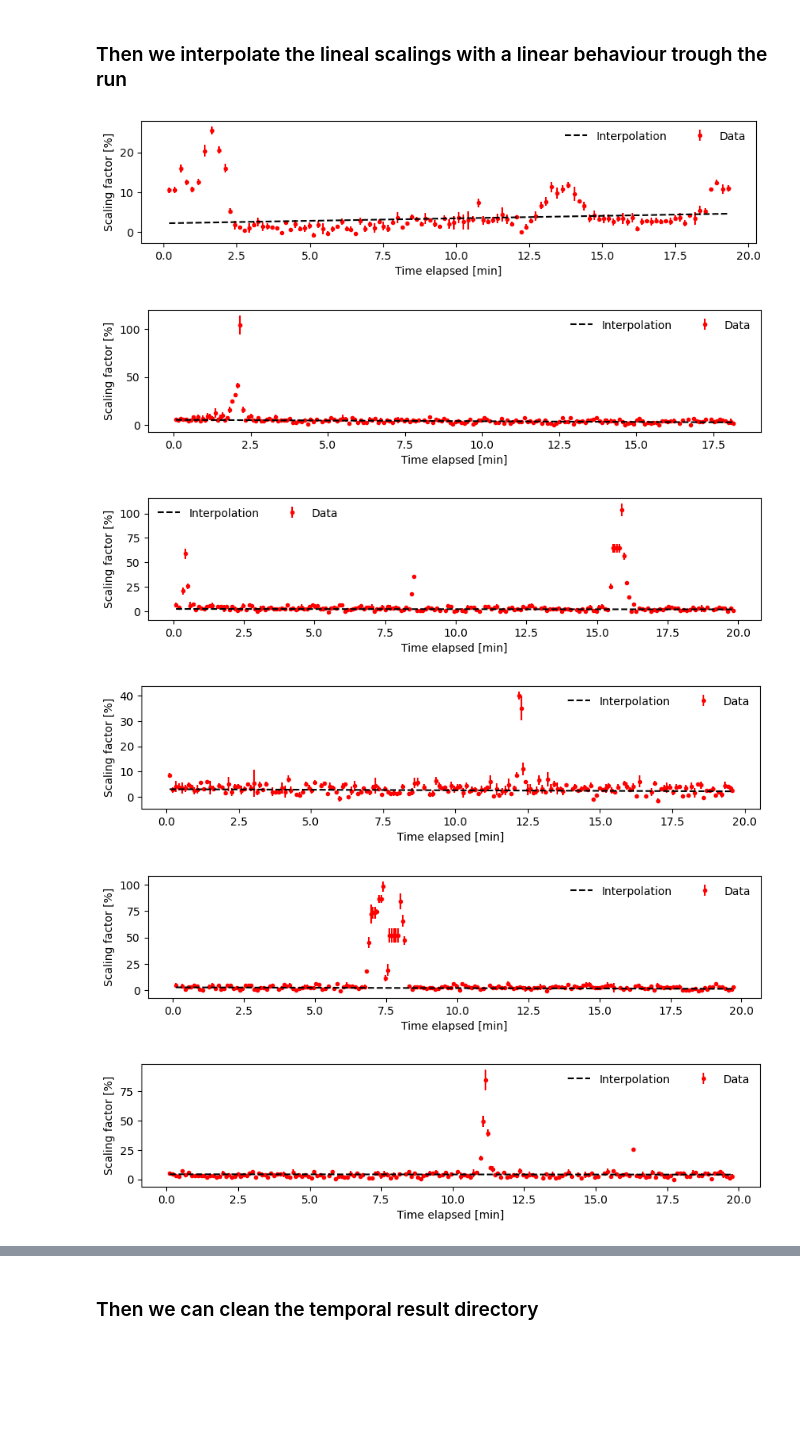
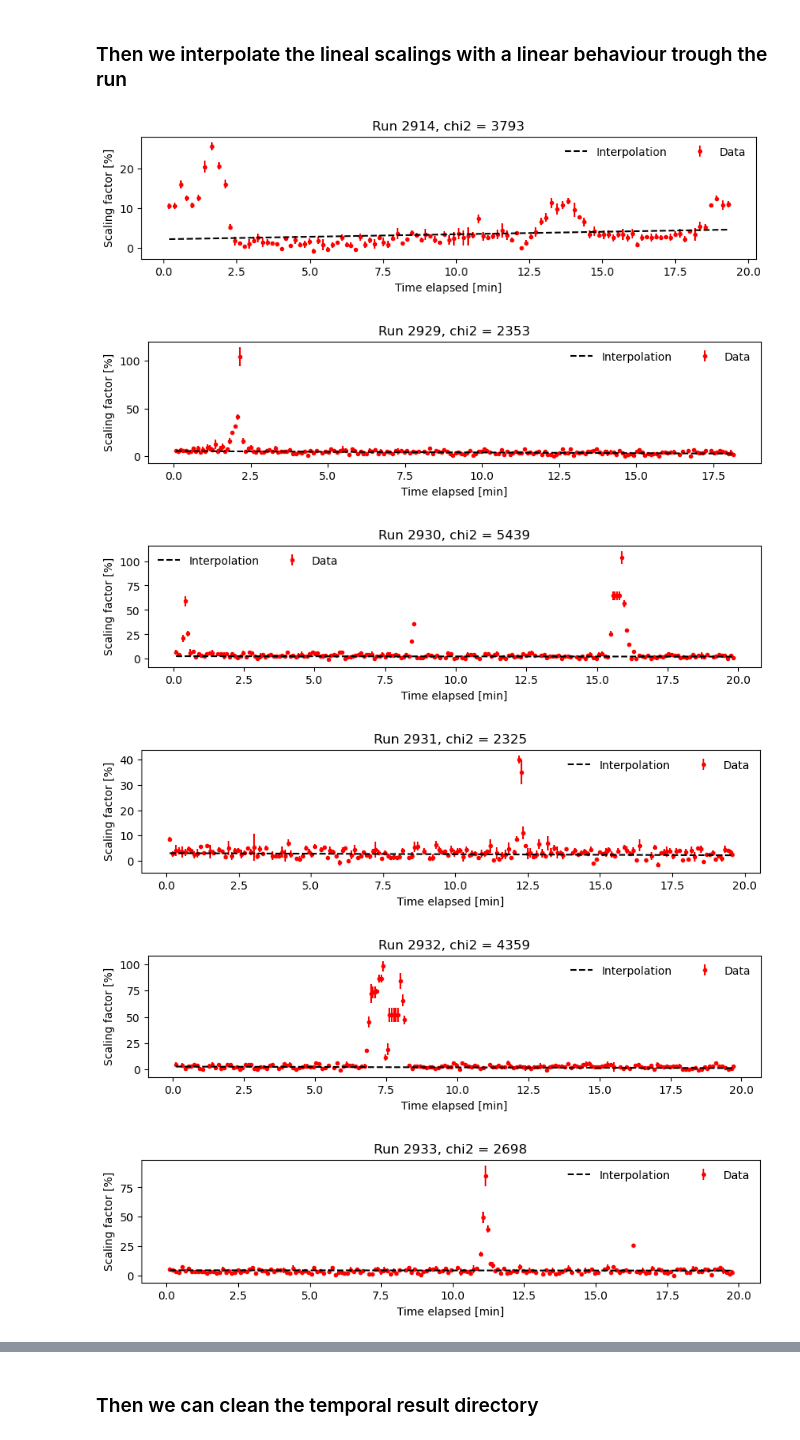
Before and after one commit to juanjq/cherenkov_transparency_corrections, a Jupyter notebook: data_processing_srunwise/notebook_2_merge_scaling.ipynb, the cells around one changed output, grey strips where cells are left out. Cells and saved outputs as stored; diff of their text form; code cells hidden in the pictures; blank space fills up the shorter version.

```diff
--- a/data_processing_srunwise/notebook_2_merge_scaling.ipynb
+++ b/data_processing_srunwise/notebook_2_merge_scaling.ipynb
@@ -68,8 +68,10 @@ p1a, p1b, p1c = -2.89253919, 0.99443581, -0.34013068
 
 # Standard paths for data in the IT cluster ---------
 root_dl1 = "/fefs/aswg/data/real/DL1/*/v0.*/tailcut84/"
-root_rfs = "/fefs/aswg/data/models/AllSky/20230901_v0.10.4_allsky_base_prod/"
-root_mcs = "/fefs/aswg/data/mc/DL2/AllSky/20230901_v0.10.4_allsky_base_prod/TestingDataset/"
+# root_rfs = "/fefs/aswg/data/models/AllSky/20240131_allsky_v0.10.5_all_dec_base/"
+root_rfs = "/fefs/aswg/data/models/AllSky/20230927_v0.10.4_crab_tuned/"
+# root_mcs = "/fefs/aswg/data/mc/DL2/AllSky/20240131_allsky_v0.10.5_all_dec_base/TestingDataset/"
+root_mcs = "/fefs/aswg/data/mc/DL2/AllSky/20230927_v0.10.4_crab_tuned/TestingDataset/"
 
 # Root path of this script
 root = os.getcwd() + "/"
@@ -408,8 +410,8 @@ for ir, run_number in enumerate(total_runs):
     slope           = params[1]
     delta_intercept = np.sqrt(pcov[0, 0])
     delta_slope     = np.sqrt(pcov[1, 1])
-    _chi2           = np.sum(info['fvec'] ** 2)
-    pvalue          = 1 - chi2.cdf(_chi2, len(x_fit))
+    _chi2           = np.sum(info["fvec"] ** 2)
+    pvalue          = 1 - chi2.cdf(_chi2, len(x_fit_masked))
 
     dict_results["interpolation"] = {
         "chi2" : _chi2,
@@ -422,38 +424,39 @@ for ir, run_number in enumerate(total_runs):
 
     #############################################
     #############################################
     fig, ax = plt.subplots(1, 1, figsize=(10, 2))
 
     ax.plot(x_fit/60, ((intercept + x_fit * slope) - 1) * 100, color="k", ls="--", zorder=10, label="Interpolation")
 
     # ax.plot(x_fit/60, (y_fit - 1) * 100, 'r', label='Data')
     ax.errorbar(x_fit/60, (y_fit - 1) * 100, yerr=yerr_fit * 100, color='r', ls="", marker=".",  label='Data', )
 
     ax.set_xlabel("Time elapsed [min]")
     ax.set_ylabel("Scaling factor [%]")
+    ax.set_title(f"Run {run_number}, chi2 = {_chi2:.0f}")
     ax.legend(ncols=2, frameon=False)
 
     plt.show()
     #############################################
     #############################################
 
     # Setting a interpolated scaling factor
     for srun in dict_results["final_scaling"].keys():
 
         scaling_interpolated = intercept + slope * x_fit[srun]
 
         dict_results["final_scaling_interpolated"][srun] = scaling_interpolated
         dict_results["scaled"]["final"][srun]            = scaling_interpolated
 
     dict_fname = root_final_results + f"results_job_{run_number}.pkl"
 
     # Saving the object
-    with open(dict_fname, 'wb') as f:
-        pickle.dump(dict_results, f, pickle.HIGHEST_PROTOCOL)
+    # with open(dict_fname, 'wb') as f:
+    #     pickle.dump(dict_results, f, pickle.HIGHEST_PROTOCOL)
 # %% [output]
-[figure, old version]
+[figure, new version]
-[figure, old version]
+[figure, new version]
-[figure, old version]
+[figure, new version]
-[figure, old version]
+[figure, new version]
-[figure, old version]
+[figure, new version]
-[figure, old version]
+[figure, new version]
```
Also changed, not shown: parts of 3 cells of this notebook, 9 other files.
